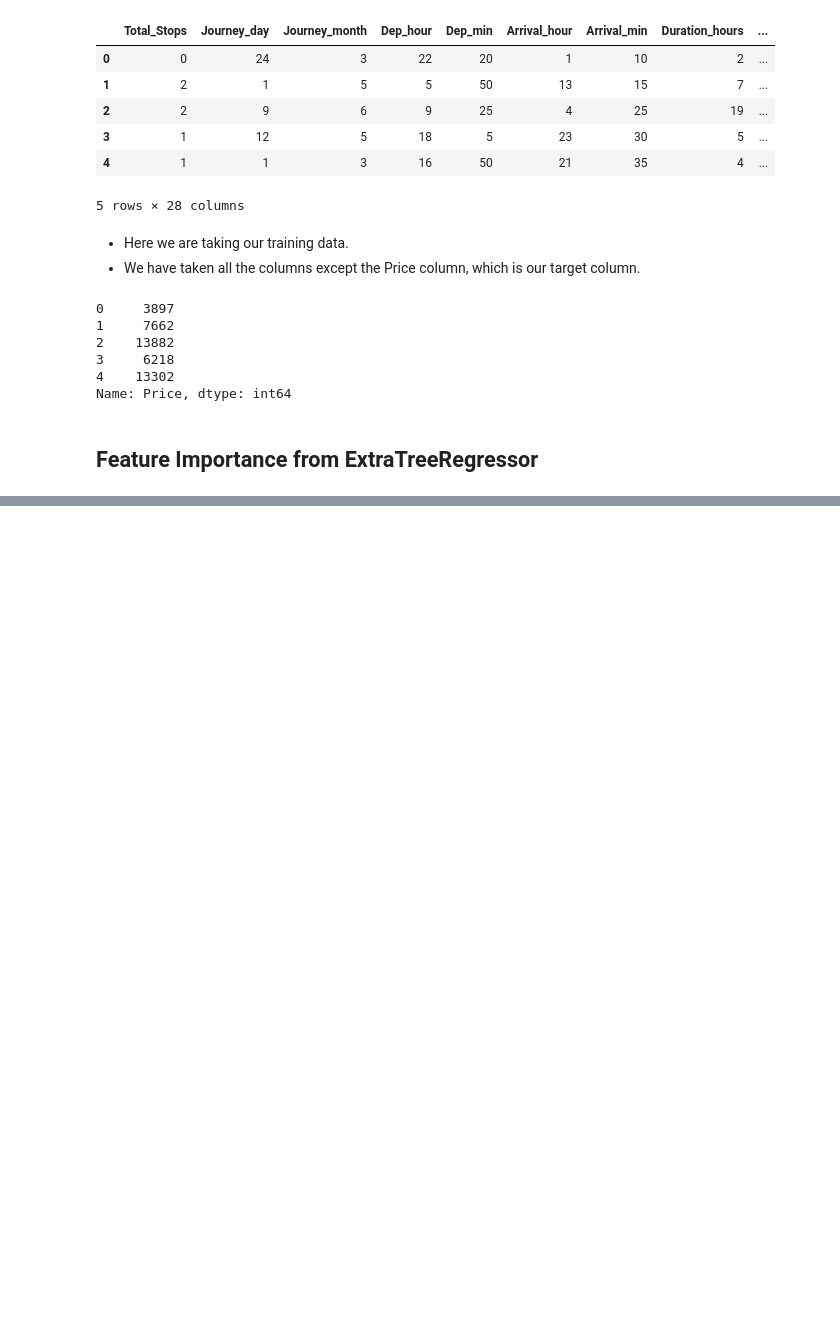
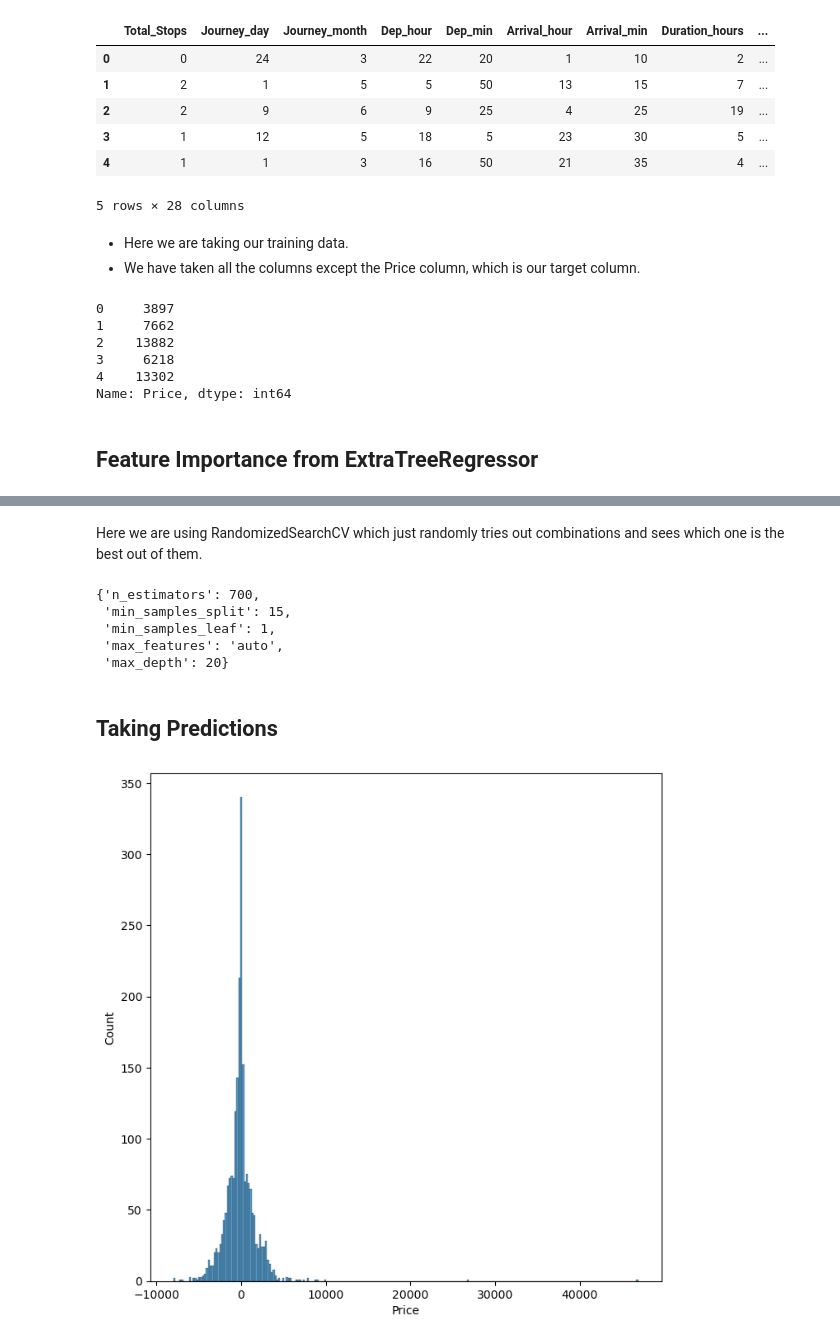
Before and after one commit to rukshar69/Flight-Price-Prediction, a Jupyter notebook: flight_prediction.ipynb, the cells around one changed output, grey strips where cells are left out. Cells and saved outputs as stored; diff of their text form; code cells hidden in the pictures; blank space fills up the shorter version.

```diff
--- a/flight_prediction.ipynb
+++ b/flight_prediction.ipynb
@@ -399,0 +426,2 @@ Name: Price, dtype: int64
+# %%
+X_train, X_test, y_train, y_test = train_test_split(X, y, test_size = 0.2, random_state = 42)
@@ -399,0 +435,21 @@ Name: Price, dtype: int64
+# %%
+# Number of trees in random forest
+n_estimators = [int(x) for x in np.linspace(start = 100, stop = 1200, num = 12)]
+# Number of features to consider at every split
+max_features = ['auto', 'sqrt']
+# Maximum number of levels in tree
+max_depth = [int(x) for x in np.linspace(5, 30, num = 6)]
+# Minimum number of samples required to split a node
+min_samples_split = [2, 5, 10, 15, 100]
+# Minimum number of samples required at each leaf node
+min_samples_leaf = [1, 2, 5, 10]
+random_grid = {'n_estimators': n_estimators,
+               'max_features': max_features,
+               'max_depth': max_depth,
+               'min_samples_split': min_samples_split,
+               'min_samples_leaf': min_samples_leaf}
+# Random search of parameters, using 5 fold cross validation, search across 100 different combinations
+rf_random = RandomizedSearchCV(estimator = RandomForestRegressor(), param_distributions = random_grid,
+                               scoring='neg_mean_squared_error', n_iter = 10, cv = 5,
+                               verbose=1, random_state=42, n_jobs = 1)
+rf_random.fit(X_train,y_train)
@@ -399,0 +470,23 @@ Name: Price, dtype: int64
+# %% [markdown]
+Here we are using RandomizedSearchCV which just randomly tries out combinations and sees which one is the best out of them.
+# %%
+#Checking the best parameters we got using Randomized Search CV
+rf_random.best_params_
+# %% [output]
+{'n_estimators': 700,
+ 'min_samples_split': 15,
+ 'min_samples_leaf': 1,
+ 'max_features': 'auto',
+ 'max_depth': 20}
+# %% [markdown]
+## Taking Predictions
+# %%
+# Flight Price Prediction
+prediction = rf_random.predict(X_test)
+# %%
+#Plotting the residuals
+plt.figure(figsize = (8,8))
+sns.histplot(y_test-prediction)
+plt.show()
+# %% [output]
+[figure, added]
```
Also changed, not shown: parts of 14 cells of this notebook.
